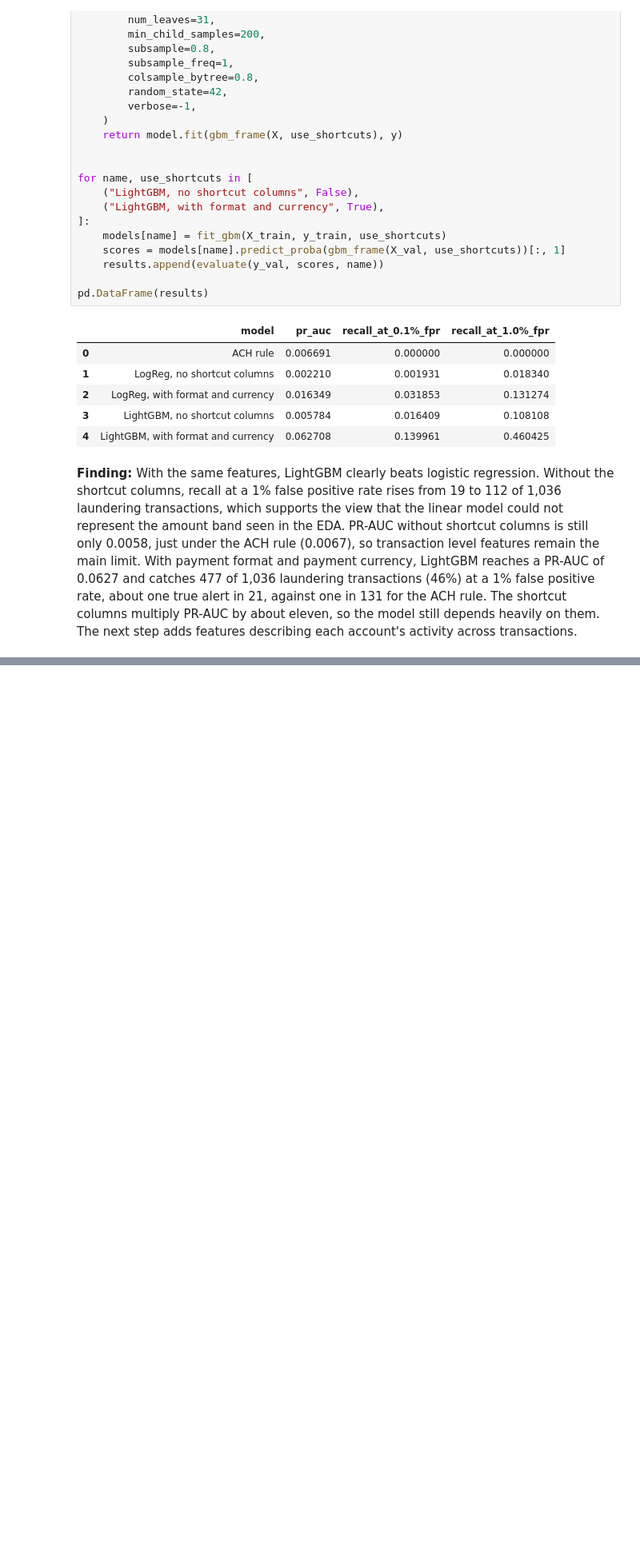
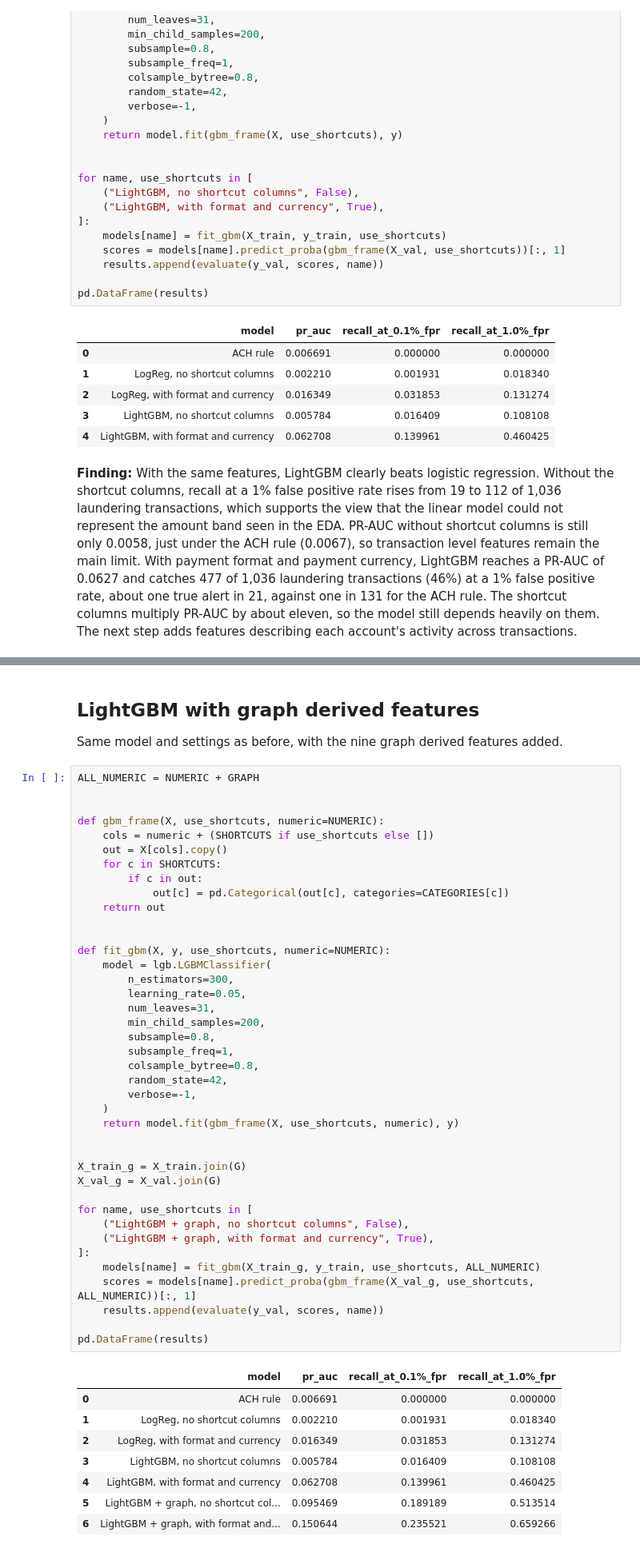
Before and after one commit to sap6011/bank-guard, a Jupyter notebook: notebooks/02_baselines.ipynb, the cells around one changed output, grey strips where cells are left out. Shown at 80% size. Saved outputs shown, nothing was run; the diff lists cells and outputs as text; blank space fills up the shorter version.

```diff
--- a/notebooks/02_baselines.ipynb
+++ b/notebooks/02_baselines.ipynb
@@ -245,0 +330,53 @@ pd.DataFrame(results)
+# %% [markdown]
+## LightGBM with graph derived features
+
+Same model and settings as before, with the nine graph derived features added.
+# %%
+ALL_NUMERIC = NUMERIC + GRAPH
+
+
+def gbm_frame(X, use_shortcuts, numeric=NUMERIC):
+    cols = numeric + (SHORTCUTS if use_shortcuts else [])
+    out = X[cols].copy()
+    for c in SHORTCUTS:
+        if c in out:
+            out[c] = pd.Categorical(out[c], categories=CATEGORIES[c])
+    return out
+
+
+def fit_gbm(X, y, use_shortcuts, numeric=NUMERIC):
+    model = lgb.LGBMClassifier(
+        n_estimators=300,
+        learning_rate=0.05,
+        num_leaves=31,
+        min_child_samples=200,
+        subsample=0.8,
+        subsample_freq=1,
+        colsample_bytree=0.8,
+        random_state=42,
+        verbose=-1,
+    )
+    return model.fit(gbm_frame(X, use_shortcuts, numeric), y)
+
+
+X_train_g = X_train.join(G)
+X_val_g = X_val.join(G)
+
+for name, use_shortcuts in [
+    ("LightGBM + graph, no shortcut columns", False),
+    ("LightGBM + graph, with format and currency", True),
+]:
+    models[name] = fit_gbm(X_train_g, y_train, use_shortcuts, ALL_NUMERIC)
+    scores = models[name].predict_proba(gbm_frame(X_val_g, use_shortcuts, ALL_NUMERIC))[:, 1]
+    results.append(evaluate(y_val, scores, name))
+
+pd.DataFrame(results)
+# %% [output]
+|  | model | pr_auc | recall_at_0.1%_fpr | recall_at_1.0%_fpr |
+| 0 | ACH rule | 0.006691 | 0.000000 | 0.000000 |
+| 1 | LogReg, no shortcut columns | 0.002210 | 0.001931 | 0.018340 |
+| 2 | LogReg, with format and currency | 0.016349 | 0.031853 | 0.131274 |
+| 3 | LightGBM, no shortcut columns | 0.005784 | 0.016409 | 0.108108 |
+| 4 | LightGBM, with format and currency | 0.062708 | 0.139961 | 0.460425 |
+| 5 | LightGBM + graph, no shortcut col... | 0.095469 | 0.189189 | 0.513514 |
+| 6 | LightGBM + graph, with format and... | 0.150644 | 0.235521 | 0.659266 |
```
Also changed, not shown: parts of 5 cells of this notebook.
